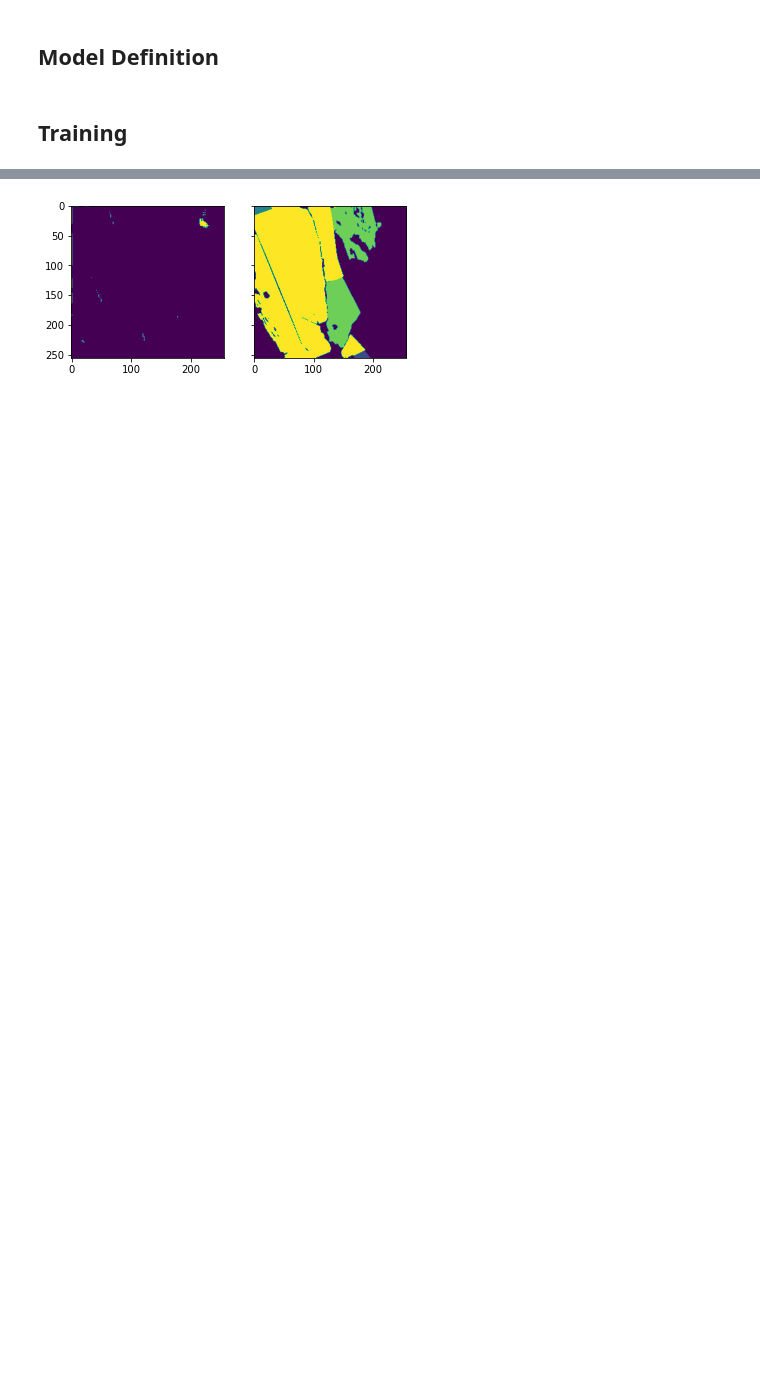
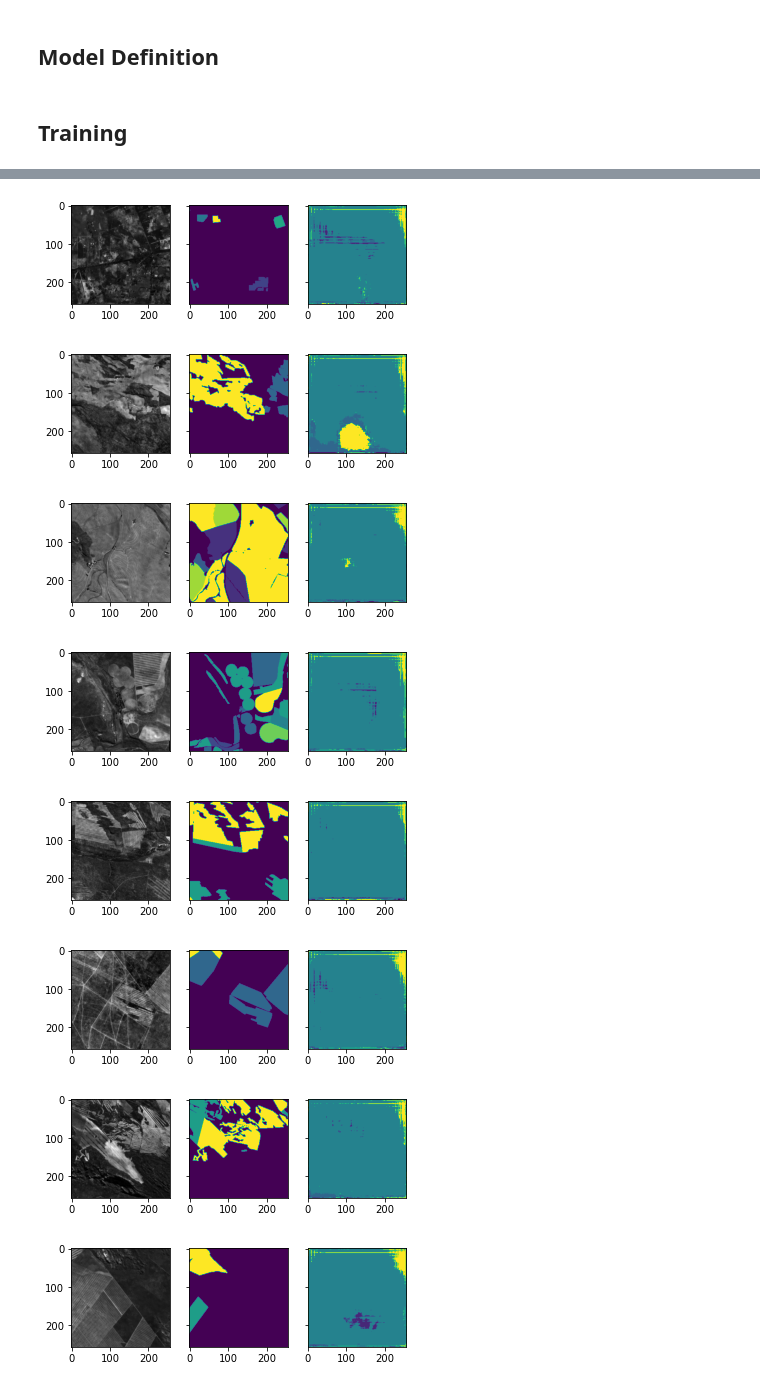
Before and after one commit to TomAugspurger/esip-summer-2021-geospatial-ml, a Jupyter notebook: dataset.ipynb, the cells around one changed output, grey strips where cells are left out. Drawn from its saved outputs; the diff is of its cells as text; code cells hidden in the pictures; blank space fills up the shorter version.

Commit message:
update dataset notebook

```diff
--- a/dataset.ipynb
+++ b/dataset.ipynb
@@ -127,0 +221,3 @@ loader = torch.utils.data.DataLoader(dataset)
+# %%
+%%time
+Xys = dask.compute(*Xys)
@@ -128,3 +227,6 @@ loader = torch.utils.data.DataLoader(dataset)
+# %%
+dataset = STACDataset(Xys)
+loader = torch.utils.data.DataLoader(dataset, batch_size=10)
 # %% [markdown]
 ## Model Definition
 # %%
@@ -132,8 +234,9 @@ import segmentation_models_pytorch as smp
 import torch
 
 model = smp.Unet(
-    in_channels=len(dataset.assets), # model input channels (1 for gray-scale images, 3 for RGB, etc.)
-    classes=len(labels),             # model output channels (number of classes in your dataset)
+    encoder_name="resnet18",
+    in_channels=len(assets),
+    classes=len(labels),
 )
 
 # loss = smp.losses.SoftCrossEntropyLoss(smooth_factor=0.1)
@@ -166,15 +268,30 @@ import numpy as np
 import matplotlib.pyplot as plt
 
 def visualize(X, y):
-    fig, (ax1, ax2) = plt.subplots(ncols=2, sharey=True, sharex=True)
-
     with torch.no_grad():
         X2 = (X.reshape((1,) + X.shape)).to("cuda")
         output = model.predict(X2)
-    rasterio.plot.show(np.asarray(output[0].argmax(0).to("cpu")), ax=ax1);
+
+    data = np.asarray(X.to("cpu"))[0]  # just the first band
+    output = np.asarray(output[0].argmax(0).to("cpu"))
+
+    fig, (ax1, ax2, ax3) = plt.subplots(ncols=3, sharey=True, sharex=True)
+
+    ax1.imshow(data, cmap="gray")
+
     rasterio.plot.show(np.asarray(y.to("cpu")), ax=ax2)
-    return ax1, ax2
+    rasterio.plot.show(output, ax=ax3);
+
+    return ax1, ax2, ax3
 # %%
-visualize(*dataset[8]);
+for i in range(10):
+    visualize(*dataset[i]);
 # %% [output]
-[figure, old version]
+[figure, new version]
+[figure, added]
+[figure, added]
+[figure, added]
+[figure, added]
+[figure, added]
+[figure, added]
+[figure, added]
```
Also changed, not shown: parts of 30 cells of this notebook.
